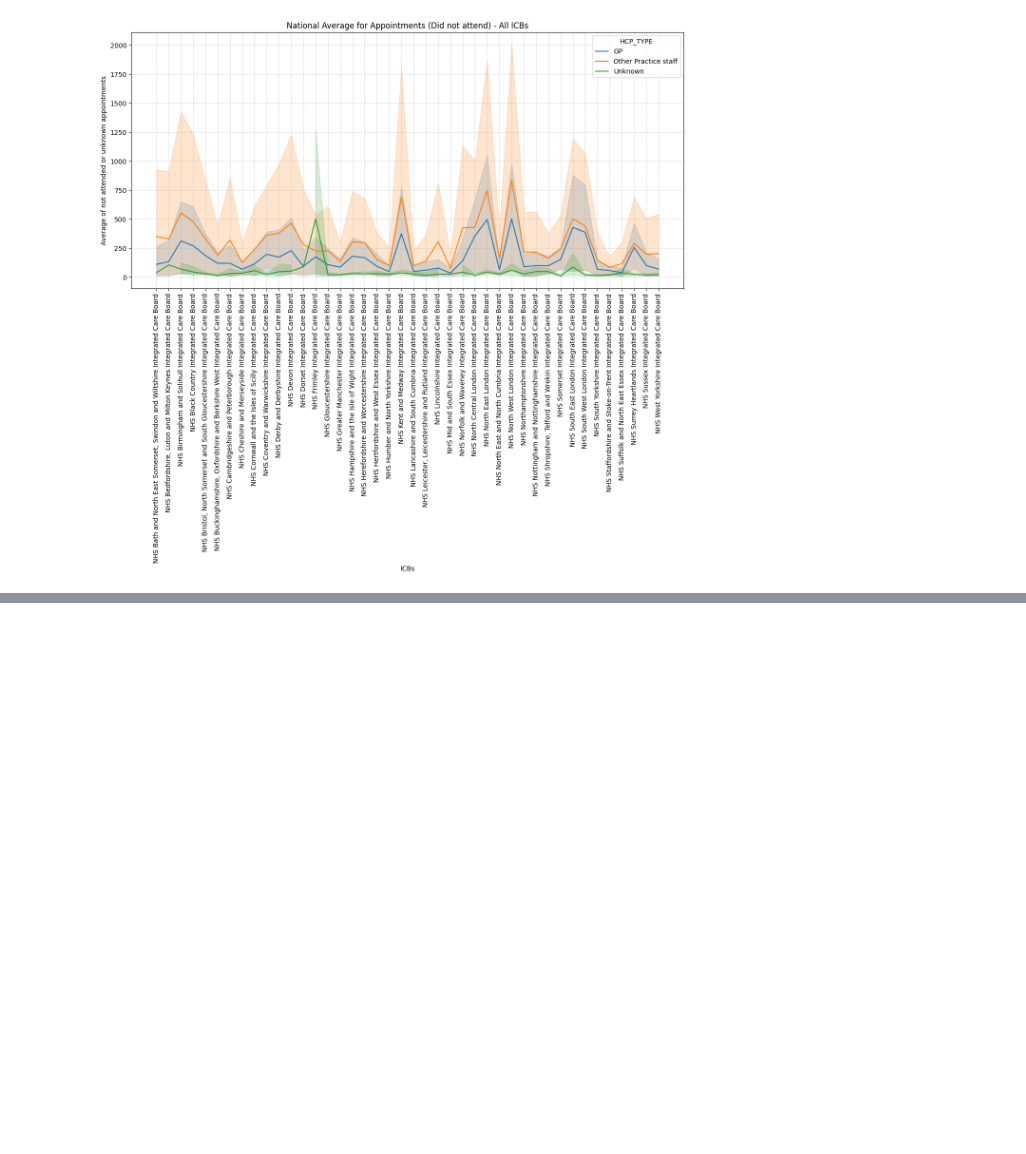
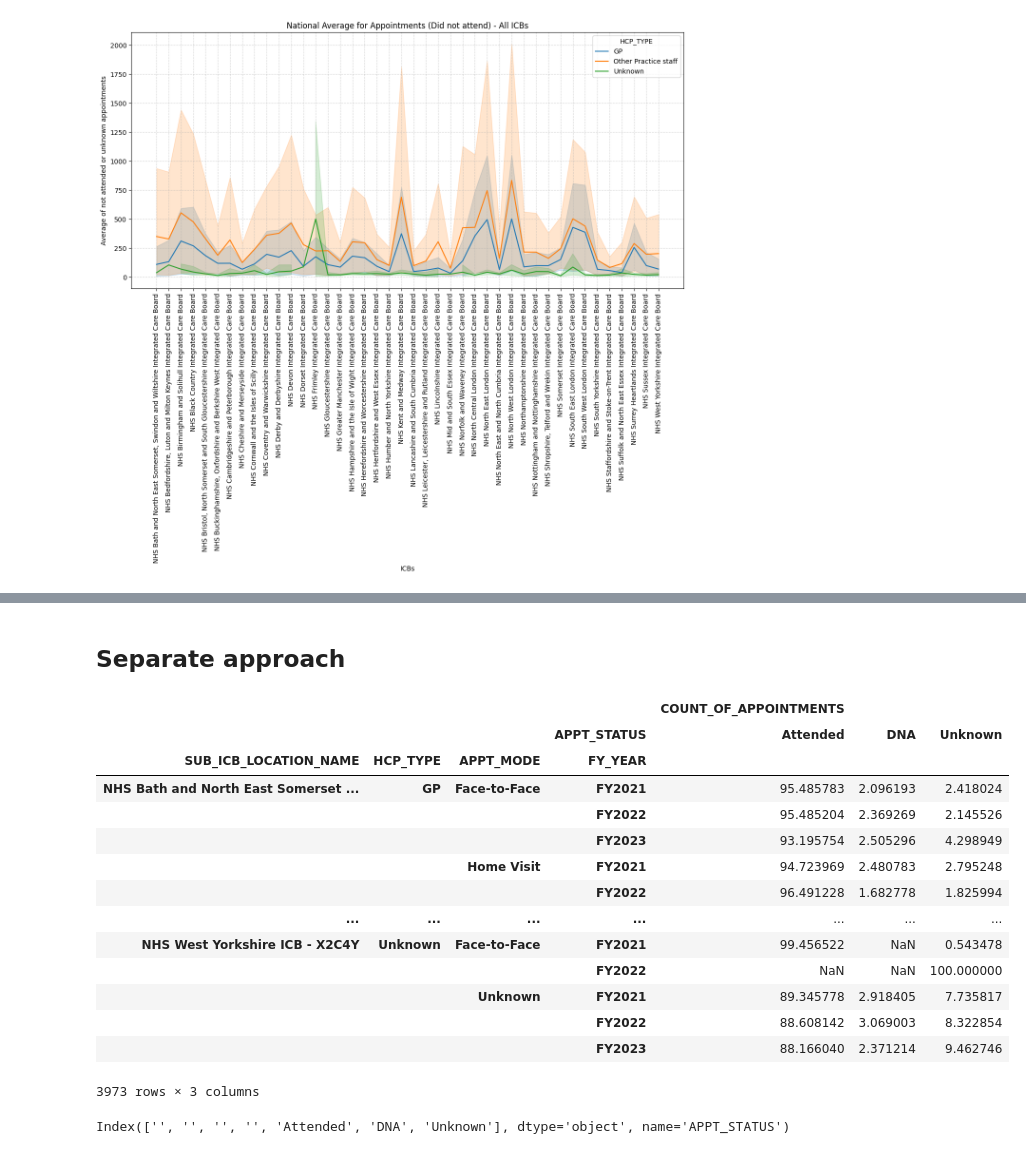
Before and after one commit to SNEE-ICS/PrimaryCareDemandAndCapacity, a Jupyter notebook: AppointmentsAttended.ipynb, the cells around one changed output, grey strips where cells are left out. Saved outputs shown, nothing was run; the diff lists cells and outputs as text; code cells hidden in the pictures; blank space fills up the shorter version.

```diff
--- a/AppointmentsAttended.ipynb
+++ b/AppointmentsAttended.ipynb
@@ -354,0 +351,24 @@ plt.grid(True, linestyle='--', alpha=0.5)
+# %% [markdown]
+## **Separate approach**
+# %%
+combined_df_2 = combined_df_copy.loc[:,['SUB_ICB_LOCATION_NAME','HCP_TYPE','APPT_MODE','APPT_STATUS','COUNT_OF_APPOINTMENTS','FY_YEAR']].pivot_table(index=['SUB_ICB_LOCATION_NAME','HCP_TYPE','APPT_MODE','FY_YEAR'], columns=['APPT_STATUS'], values=['COUNT_OF_APPOINTMENTS'], aggfunc='sum')
+
+sum_row = combined_df_2.sum(axis=1)
+combined_df_2 = combined_df_2.div(sum_row, axis=0)*100
+combined_df_2
+# %% [output]
+|  |  |  |  | COUNT_OF_APPOINTMENTS |  |  |
+|  |  |  | APPT_STATUS | Attended | DNA | Unknown |
+| SUB_ICB_LOCATION_NAME | HCP_TYPE | APPT_MODE | FY_YEAR |  |  |  |
+| NHS Bath and North East Somerset ... | GP | Face-to-Face | FY2021 | 95.485783 | 2.096193 | 2.418024 |
+|  |  |  | FY2022 | 95.485204 | 2.369269 | 2.145526 |
+|  |  |  | FY2023 | 93.195754 | 2.505296 | 4.298949 |
+|  |  | Home Visit | FY2021 | 94.723969 | 2.480783 | 2.795248 |
+|  |  |  | FY2022 | 96.491228 | 1.682778 | 1.825994 |
+| ... | ... | ... | ... | ... | ... | ... |
+| NHS West Yorkshire ICB - X2C4Y | Unknown | Face-to-Face | FY2021 | 99.456522 | NaN | 0.543478 |
+|  |  |  | FY2022 | NaN | NaN | 100.000000 |
+|  |  | Unknown | FY2021 | 89.345778 | 2.918405 | 7.735817 |
+|  |  |  | FY2022 | 88.608142 | 3.069003 | 8.322854 |
+|  |  |  | FY2023 | 88.166040 | 2.371214 | 9.462746 |
+3973 rows × 3 columns
@@ -354,0 +377,5 @@ plt.grid(True, linestyle='--', alpha=0.5)
+# %%
+#combined_df_2.columns = combined_df_2.columns.droplevel(0)
+combined_df_2.columns
+# %% [output]
+Index(['', '', '', '', 'Attended', 'DNA', 'Unknown'], dtype='object', name='APPT_STATUS')
```
Also changed, not shown: parts of 20 cells of this notebook.
